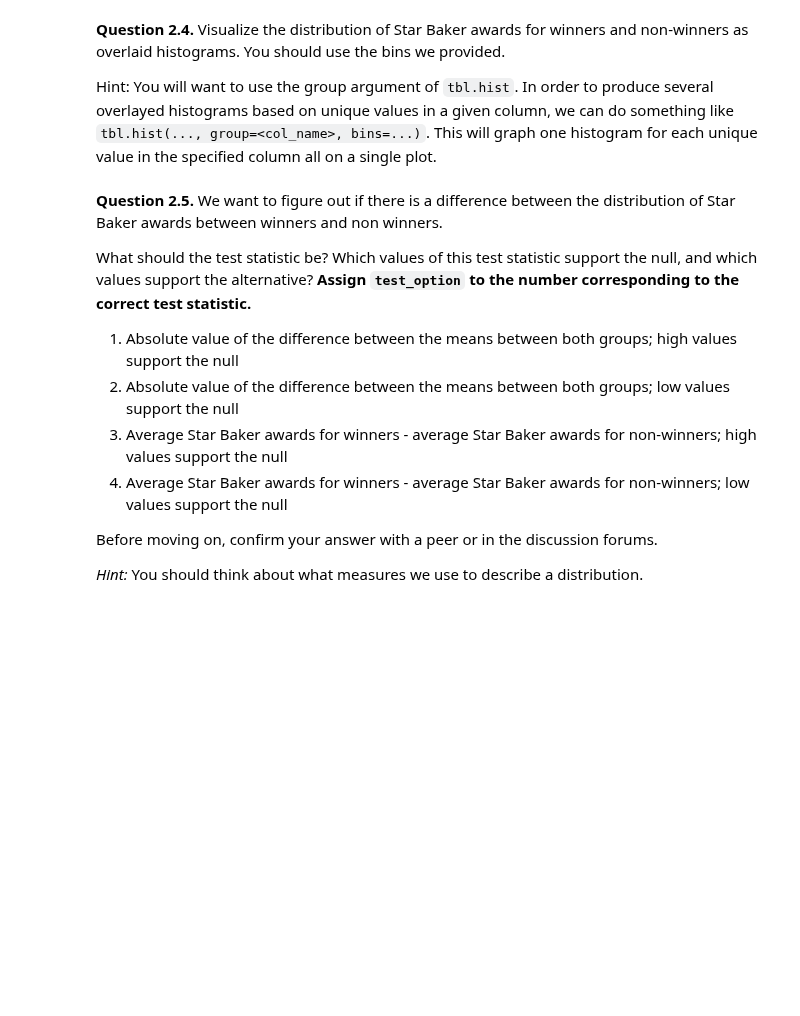
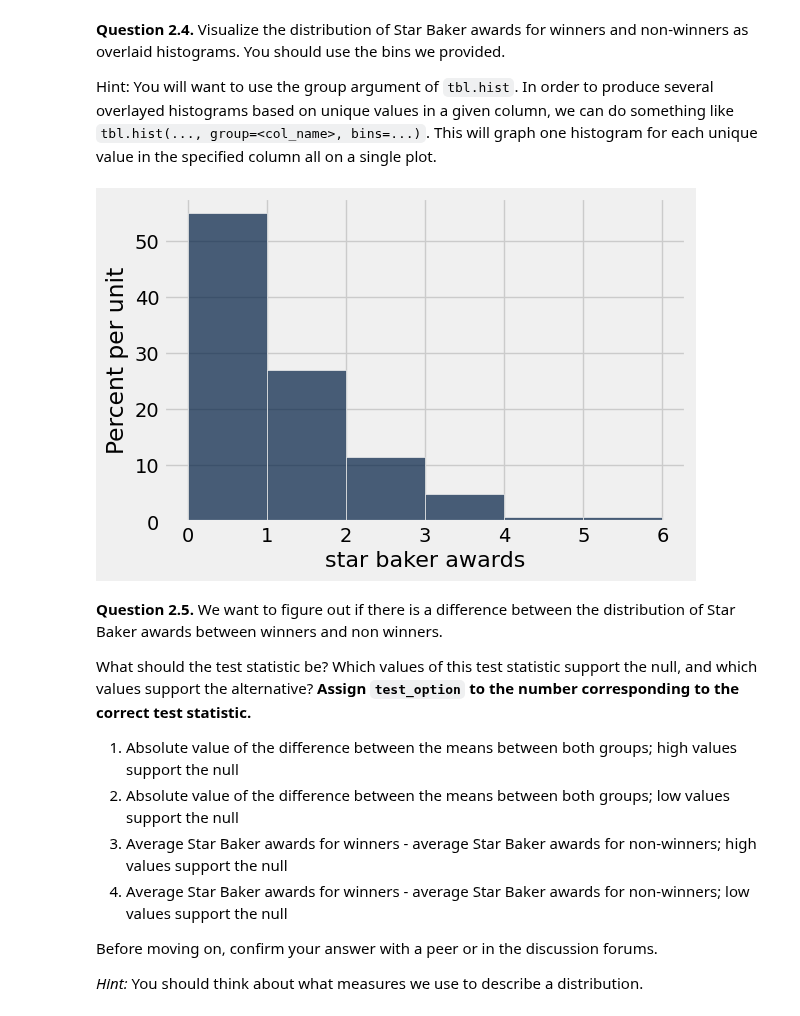
Before and after one commit to trentonbates/fall-24-data1350, a Jupyter notebook: Labs/lab07/lab07.ipynb, the cells around one changed output. Saved outputs shown, nothing was run; the diff lists cells and outputs as text; code cells hidden in the pictures; blank space fills up the shorter version.

```diff
--- a/Labs/lab07/lab07.ipynb
+++ b/Labs/lab07/lab07.ipynb
@@ -118,7 +132,9 @@ grader.check("q2_3")
 Hint: You will want to use the group argument of `tbl.hist`. In order to produce several overlayed histograms based on unique values in a given column, we can do something like `tbl.hist(..., group=<col_name>, bins=...)`. This will graph one histogram for each unique value in the specified column all on a single plot.
 # %%
 useful_bins = np.arange(0, 7)
-...
+bakers.hist("star baker awards", bins=useful_bins)
+# %% [output]
+[figure, added]
 # %% [markdown]
 **Question 2.5.** We want to figure out if there is a difference between the distribution of Star Baker awards between winners and non winners.
 
```
Also changed, not shown: parts of 13 cells of this notebook, 3 other files.
